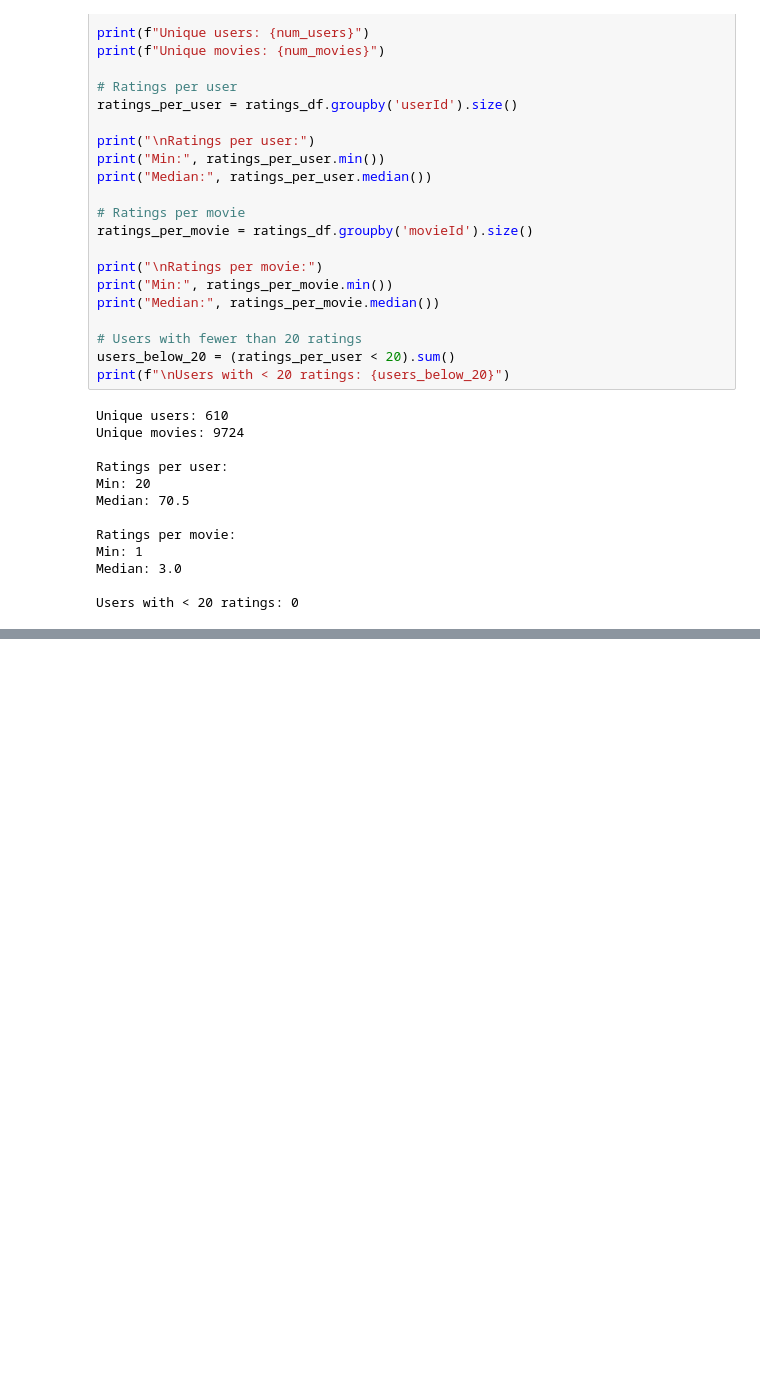
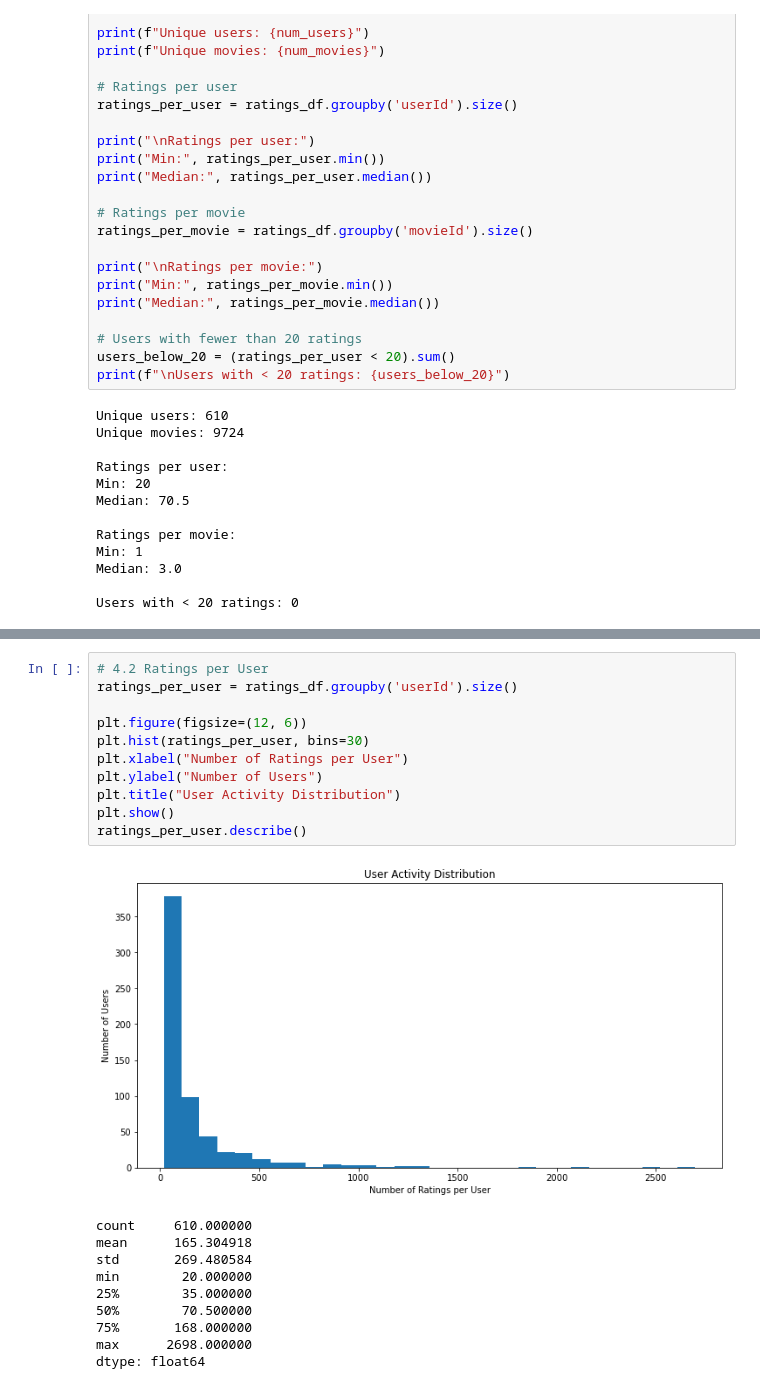
Before and after one commit to MrDenzy/Phase-4-Project---Movie-Recommendation-System, a Jupyter notebook: notebook/jasho.ipynb, the cells around one changed output, grey strips where cells are left out. Drawn from its saved outputs; the diff is of its cells as text; blank space fills up the shorter version.

```diff
--- a/notebook/jasho.ipynb
+++ b/notebook/jasho.ipynb
@@ -185,0 +210,22 @@ Users with < 20 ratings: 0
+# %%
+# 4.2 Ratings per User
+ratings_per_user = ratings_df.groupby('userId').size()
+
+plt.figure(figsize=(12, 6))
+plt.hist(ratings_per_user, bins=30)
+plt.xlabel("Number of Ratings per User")
+plt.ylabel("Number of Users")
+plt.title("User Activity Distribution")
+plt.show()
+ratings_per_user.describe()
+# %% [output]
+[figure, added]
+count     610.000000
+mean      165.304918
+std       269.480584
+min        20.000000
+25%        35.000000
+50%        70.500000
+75%       168.000000
+max      2698.000000
+dtype: float64
```
Also changed, not shown: parts of 3 cells of this notebook.
